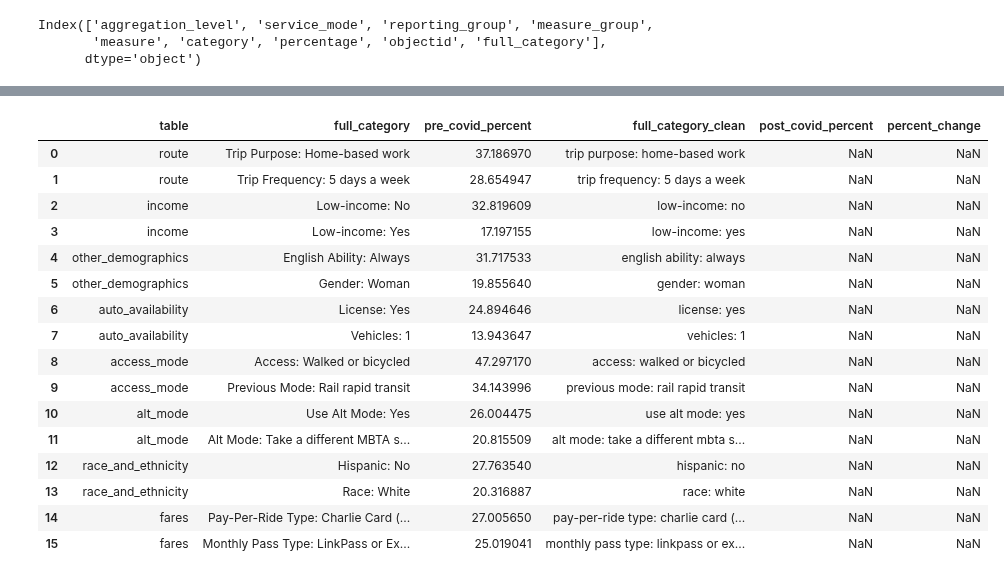
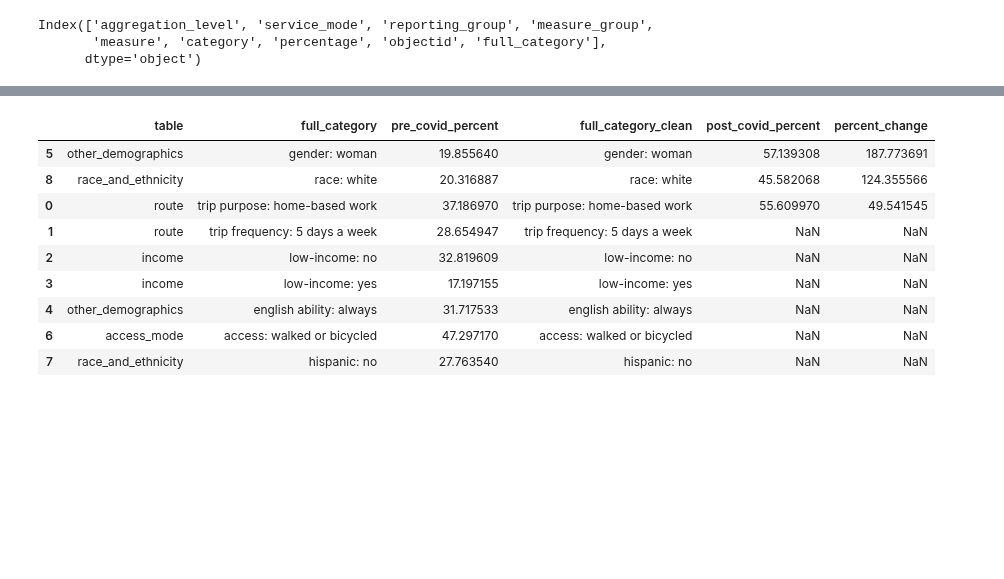
Before and after one commit to KKeySimon/BostonBusEquity, a Jupyter notebook: sarah.ipynb, the cells around one changed output, grey strips where cells are left out. Drawn from its saved outputs; the diff is of its cells as text; code cells hidden in the pictures; blank space fills up the shorter version.

```diff
--- a/sarah.ipynb
+++ b/sarah.ipynb
@@ -810,0 +962,26 @@ df_top_categories["full_category_clean"] = df_top_categories["full_category"].ap
+# %%
+# Mapping post-COVID full_category_clean to pre-COVID equivalent
+manual_map = {
+    "access to first mbta service:  walked": "access: walked or bicycled",
+    'gender:  woman': 'gender: woman',
+    'race:  white': 'race:  white',
+    "access to first mbta service:  bike, scooter or other micromobility": "access: walked or bicycled",
+    "ability to understand english:  always": 'english ability: always',
+    "hispanic or latino/latina:  no": "hispanic: no",
+    "title vi low-income:  no": 'low-income: no',
+    "title vi low-income:  yes": 'low-income: yes',
+    "frequency:  5 days per week": 'trip frequency: 5 days a week',
+    'trip purpose:  home-based work': 'trip purpose: home-based work'
+}
+category_analysis["full_category_clean_mapped"] = category_analysis["full_category_clean"].replace(manual_map)
+# Group by the new mapped category and average the percentage
+post_averages = (
+    category_analysis
+    .groupby("full_category_clean_mapped")["percentage"]
+    .mean()
+    .reset_index()
+    .rename(columns={"full_category_clean_mapped": "full_category_clean", "percentage": "post_covid_percent"})
+)
+keep_categories = [normalize(x) for x in keep_categories]
+df_top_categories["full_category_clean"] = df_top_categories["full_category_clean"].apply(normalize)
+category_analysis["full_category_clean"] = category_analysis["full_category_clean"].apply(normalize)
@@ -811,39 +1071,28 @@ df_top_categories["full_category_clean"] = df_top_categories["full_category"].ap
 # %%
-# Step 5: Final cleanup before merge
-post_averages["full_category"] = post_averages["full_category"].str.strip()
-df_top_categories["full_category"] = df_top_categories["full_category"].str.strip()
-
-# Step 6: Merge and compute change
+# merge
+# DOESNT WORK
 comparison_df = pd.merge(
     df_top_categories,
-    post_averages.rename(columns={"full_category": "full_category_clean"}),
+    category_analysis[["full_category_clean", "percentage"]].rename(columns={"percentage": "post_covid_percent"}),
     on="full_category_clean",
     how="left"
 )
-
 
 comparison_df["percent_change"] = (
     (comparison_df["post_covid_percent"] - comparison_df["pre_covid_percent"]) /
     comparison_df["pre_covid_percent"]
 ) * 100
 
-# Step 7: Show result
+# --- Display final result ---
 display(comparison_df.sort_values(by="percent_change", ascending=False))
 # %% [output]
 |  | table | full_category | pre_covid_percent | full_category_clean | post_covid_percent | percent_change |
-| 0 | route | Trip Purpose: Home-based work | 37.186970 | trip purpose: home-based work | NaN | NaN |
-| 1 | route | Trip Frequency: 5 days a week | 28.654947 | trip frequency: 5 days a week | NaN | NaN |
-| 2 | income | Low-income: No | 32.819609 | low-income: no | NaN | NaN |
-| 3 | income | Low-income: Yes | 17.197155 | low-income: yes | NaN | NaN |
-| 4 | other_demographics | English Ability: Always | 31.717533 | english ability: always | NaN | NaN |
-| 5 | other_demographics | Gender: Woman | 19.855640 | gender: woman | NaN | NaN |
-| 6 | auto_availability | License: Yes | 24.894646 | license: yes | NaN | NaN |
-| 7 | auto_availability | Vehicles: 1 | 13.943647 | vehicles: 1 | NaN | NaN |
-| 8 | access_mode | Access: Walked or bicycled | 47.297170 | access: walked or bicycled | NaN | NaN |
-| 9 | access_mode | Previous Mode: Rail rapid transit | 34.143996 | previous mode: rail rapid transit | NaN | NaN |
-| 10 | alt_mode | Use Alt Mode: Yes | 26.004475 | use alt mode: yes | NaN | NaN |
-| 11 | alt_mode | Alt Mode: Take a different MBTA s... | 20.815509 | alt mode: take a different mbta s... | NaN | NaN |
-| 12 | race_and_ethnicity | Hispanic: No | 27.763540 | hispanic: no | NaN | NaN |
-| 13 | race_and_ethnicity | Race: White | 20.316887 | race: white | NaN | NaN |
-| 14 | fares | Pay-Per-Ride Type: Charlie Card (... | 27.005650 | pay-per-ride type: charlie card (... | NaN | NaN |
-| 15 | fares | Monthly Pass Type: LinkPass or Ex... | 25.019041 | monthly pass type: linkpass or ex... | NaN | NaN |
+| 5 | other_demographics | gender: woman | 19.855640 | gender: woman | 57.139308 | 187.773691 |
+| 8 | race_and_ethnicity | race: white | 20.316887 | race: white | 45.582068 | 124.355566 |
+| 0 | route | trip purpose: home-based work | 37.186970 | trip purpose: home-based work | 55.609970 | 49.541545 |
+| 1 | route | trip frequency: 5 days a week | 28.654947 | trip frequency: 5 days a week | NaN | NaN |
+| 2 | income | low-income: no | 32.819609 | low-income: no | NaN | NaN |
+| 3 | income | low-income: yes | 17.197155 | low-income: yes | NaN | NaN |
+| 4 | other_demographics | english ability: always | 31.717533 | english ability: always | NaN | NaN |
+| 6 | access_mode | access: walked or bicycled | 47.297170 | access: walked or bicycled | NaN | NaN |
+| 7 | race_and_ethnicity | hispanic: no | 27.763540 | hispanic: no | NaN | NaN |
```
Also changed, not shown: parts of 23 cells of this notebook.
